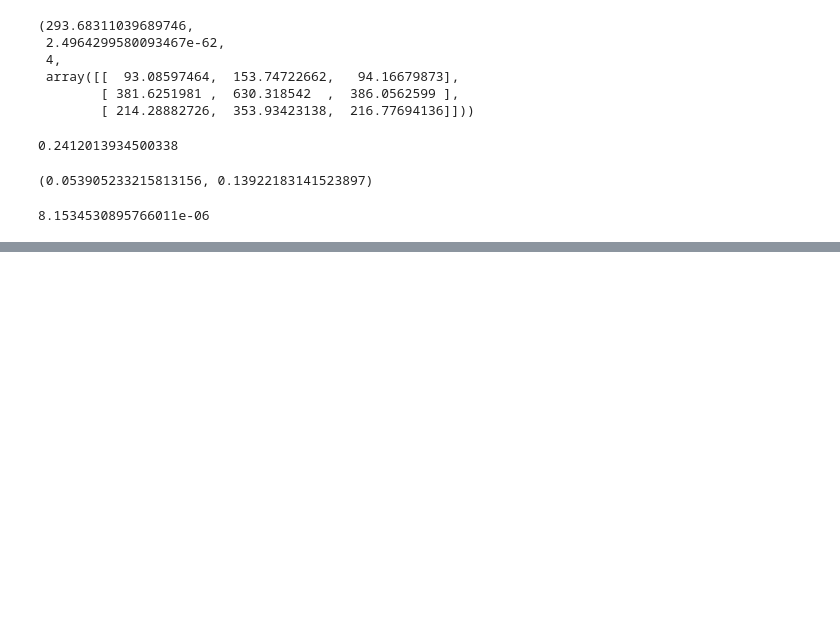
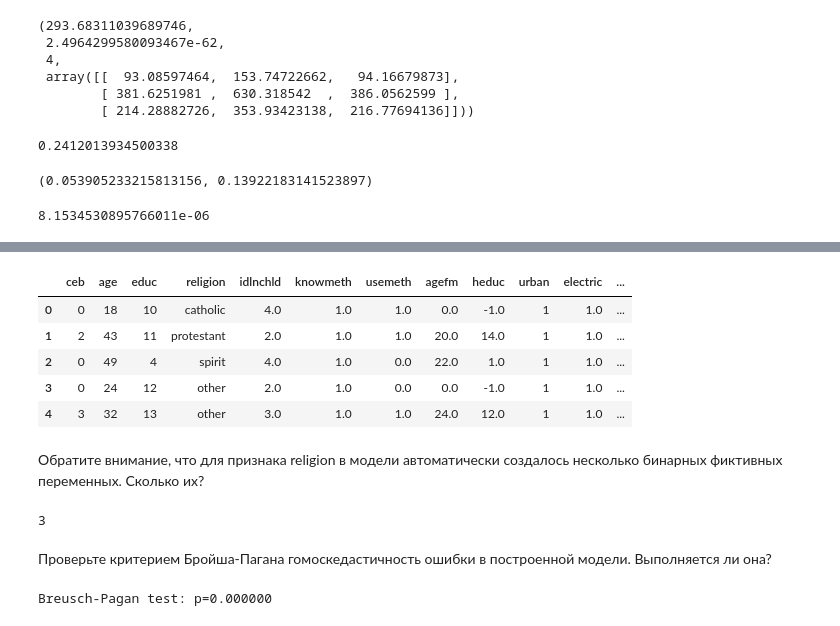
Before and after one commit to AndreyEzhov/coursera_ML, a Jupyter notebook: Step4/Week3/Tests.ipynb, the cells around one changed output, grey strips where cells are left out. Drawn from its saved outputs; the diff is of its cells as text; code cells hidden in the pictures; blank space fills up the shorter version.

```diff
--- a/Step4/Week3/Tests.ipynb
+++ b/Step4/Week3/Tests.ipynb
@@ -166,0 +258,9 @@ proportions_diff_z_test(proportions_diff_z_stat_ind(mal, fem))
+# %%
+raw.head()
+# %% [output]
+|  | ceb | age | educ | religion | idlnchld | knowmeth | usemeth | agefm | heduc | urban | electric | ... |
+| 0 | 0 | 18 | 10 | catholic | 4.0 | 1.0 | 1.0 | 0.0 | -1.0 | 1 | 1.0 | ... |
+| 1 | 2 | 43 | 11 | protestant | 2.0 | 1.0 | 1.0 | 20.0 | 14.0 | 1 | 1.0 | ... |
+| 2 | 0 | 49 | 4 | spirit | 4.0 | 1.0 | 0.0 | 22.0 | 1.0 | 1 | 1.0 | ... |
+| 3 | 0 | 24 | 12 | other | 2.0 | 1.0 | 0.0 | 0.0 | -1.0 | 1 | 1.0 | ... |
+| 4 | 3 | 32 | 13 | other | 3.0 | 1.0 | 1.0 | 24.0 | 12.0 | 1 | 1.0 | ... |
@@ -166,0 +274,13 @@ proportions_diff_z_test(proportions_diff_z_stat_ind(mal, fem))
+# %% [markdown]
+Обратите внимание, что для признака religion в модели автоматически создалось несколько бинарных фиктивных переменных. Сколько их?
+# %%
+3
+# %% [output]
+3
+# %% [markdown]
+Проверьте критерием Бройша-Пагана гомоскедастичность ошибки в построенной модели. Выполняется ли она?
+# %%
+import statsmodels.stats.api as sms
+print 'Breusch-Pagan test: p=%f' % sms.het_breuschpagan(fitted.resid, fitted.model.exog)[1]
+# %% [output]
+Breusch-Pagan test: p=0.000000
```
Also changed, not shown: parts of 29 cells of this notebook, 29 other files.
